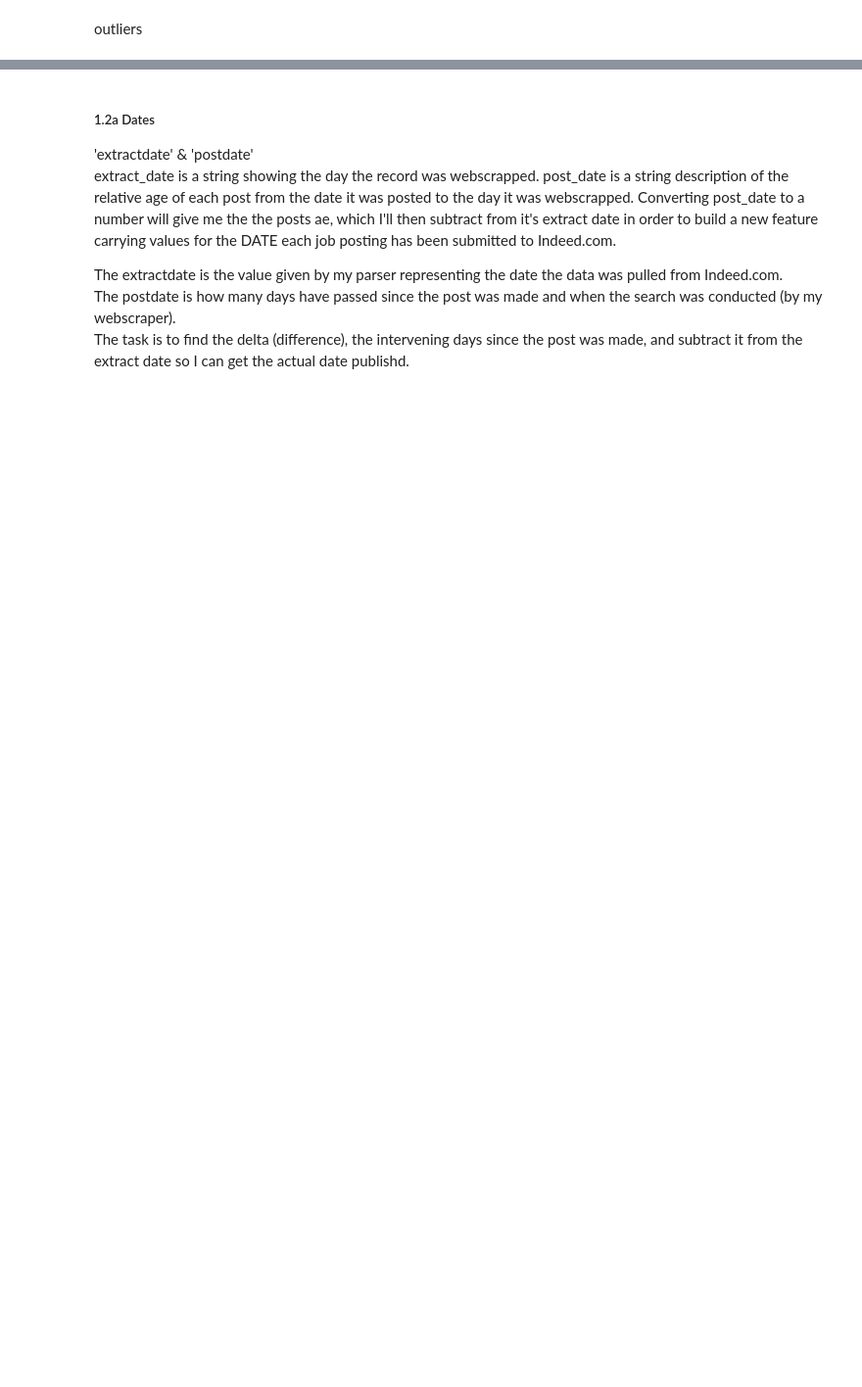
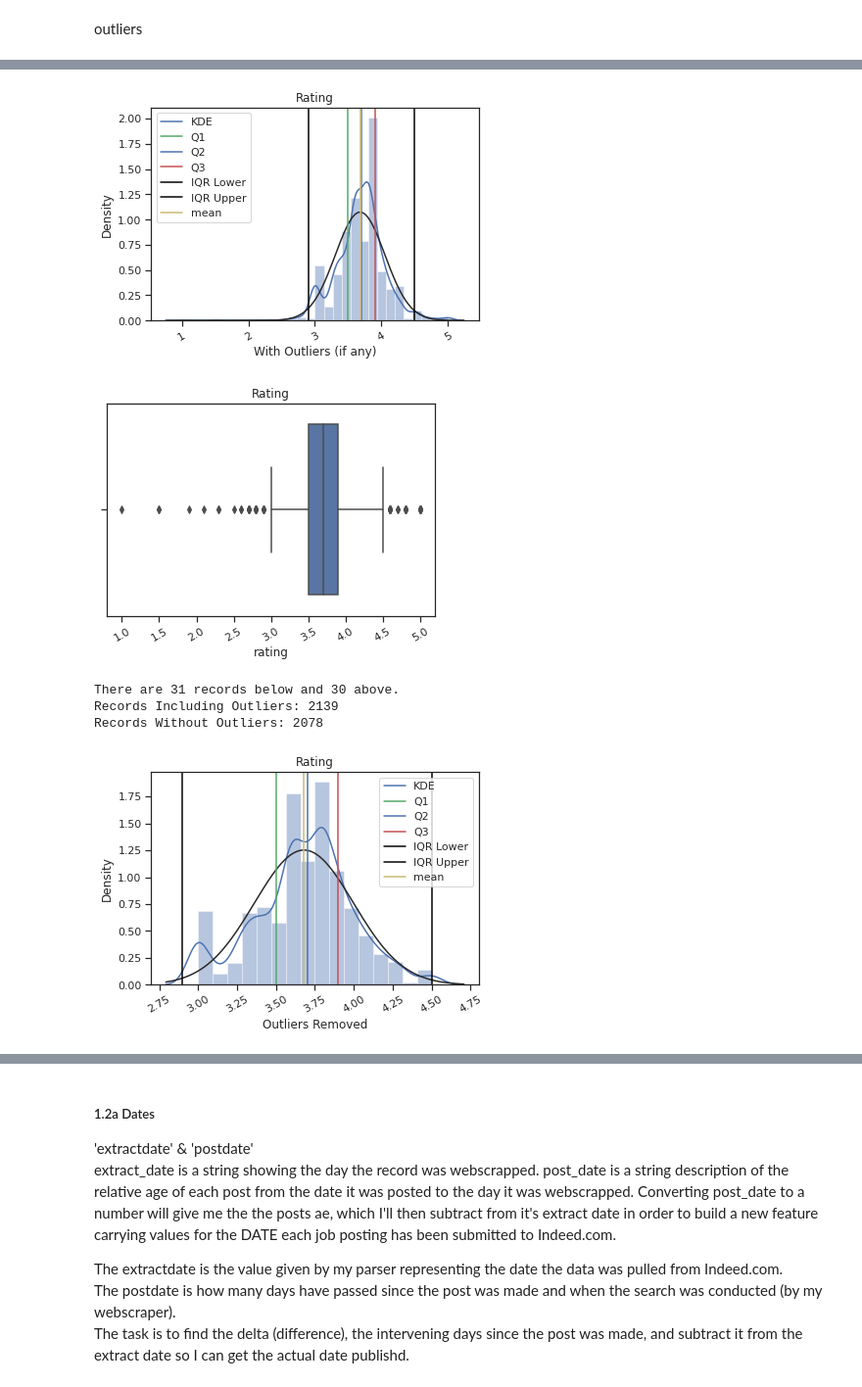
Before and after one commit to 333Kenji/indeedjobscraper, a Jupyter notebook: docs/1_wrangling_engineering.ipynb, the cells around one changed output, grey strips where cells are left out. Shown at 98% size. Cells and saved outputs as stored; diff of their text form; code cells hidden in the pictures; blank space fills up the shorter version.

```diff
--- a/docs/1_wrangling_engineering.ipynb
+++ b/docs/1_wrangling_engineering.ipynb
@@ -43,0 +39,7 @@ data.head(3)
+# %%
+# usecols is a memory saver. The entire table is in the low gigabytes, largly because I'm saving the raw HTML each record is derived from.
+cols = ['rating', 'company', 'title', 'location', 'extractDate', 'postDate', 'requirements', 'description', 'summary', 'salary', 'estimated_salary', 'url']
+data = pd.read_csv('../app/data/total.csv',usecols=cols)
+print(len(data))
+data.info(memory_usage='deep')
+data.head(3)
@@ -48,8 +75,11 @@ The table above is a view of the raw data from the scrape. I'll build the target
 print(data.isna().sum().sort_values(ascending=False))
 
 # check for duplcates.
-print(f'Number of dupes: {sum(data.duplicated())}')
-data[data.duplicated() == True]
+dupes = data.duplicated()
+print(f'Number of dupes: {sum(dupes)}')
+
+
+data.drop_duplicates(inplace=True)
 
 # renaming columns
 data.columns = map(str.lower, data.columns)
@@ -223,11 +354,11 @@ def iqr_detect(data, feature):
 
     # plotting
     def plotting(axlabel_):
-        sns.distplot(data[feature], fit=norm, bins=data[feature].nunique(), kde=True, kde_kws={ "color": "k", "label": "KDE"}, axlabel=axlabel_)
+        sns.distplot(data[feature], fit=norm, bins=data[feature].nunique(), kde=True, kde_kws={'color': 'b', 'label': 'KDE'}, axlabel=axlabel_)
 
-        plt.axvline(x=q1, label="Q1", c = 'g')
-        plt.axvline(x=q2, label="Q2", c = 'b')
-        plt.axvline(x=q3, label="Q3", c = 'r')
+        plt.axvline(x=q1, label='Q1', c = 'g')
+        plt.axvline(x=q2, label='Q2', c = 'b')
+        plt.axvline(x=q3, label='Q3', c = 'r')
 
         plt.axvline(x=iqr_lower, label = 'IQR Lower', c = 'black')
         plt.axvline(x=iqr_upper, label = 'IQR Upper', c = 'black')
@@ -235,34 +366,41 @@ def iqr_detect(data, feature):
 
         plt.xticks(rotation=30)
         plt.title(f'{feature.capitalize()}')
         plt.legend()
         plt.show()
 
         sns.boxplot(data=data, x=feature)
         plt.xticks(rotation=30)
         plt.title(f'{feature.capitalize()}')
         plt.show()
 
     plotting(axlabel_='With Outliers (if any)')
 
     # report
     print(f'There are {len(data[data[feature] > iqr_upper])} records below and {len(data[data[feature] < iqr_lower])} above.')
 
 
     # trimming outliers
-    """
+    '''
     trimmed = data[data[feature] > iqr_upper]
     trimmed = data[data[feature] < iqr_lower]
-    """
+    '''
 
     print(f'Records Including Outliers: {len(data)}')
     data = data[data[feature] <= iqr_upper]
     data = data[data[feature] >= iqr_lower]
     print(f'Records Without Outliers: {len(data)}')
 
     plotting(axlabel_='Outliers Removed')
 
 
-    return data, trimmed, q1, q3
+    return data, q1, q3
 
-data, trimmed, q1, q3 = iqr_detect(data, feature='rating')
+data, q1, q3 = iqr_detect(data, feature='rating')
+# %% [output]
+[figure, added]
+[figure, added]
+There are 31 records below and 30 above.
+Records Including Outliers: 2139
+Records Without Outliers: 2078
+[figure, added]
```
Also changed, not shown: parts of 59 cells of this notebook.
